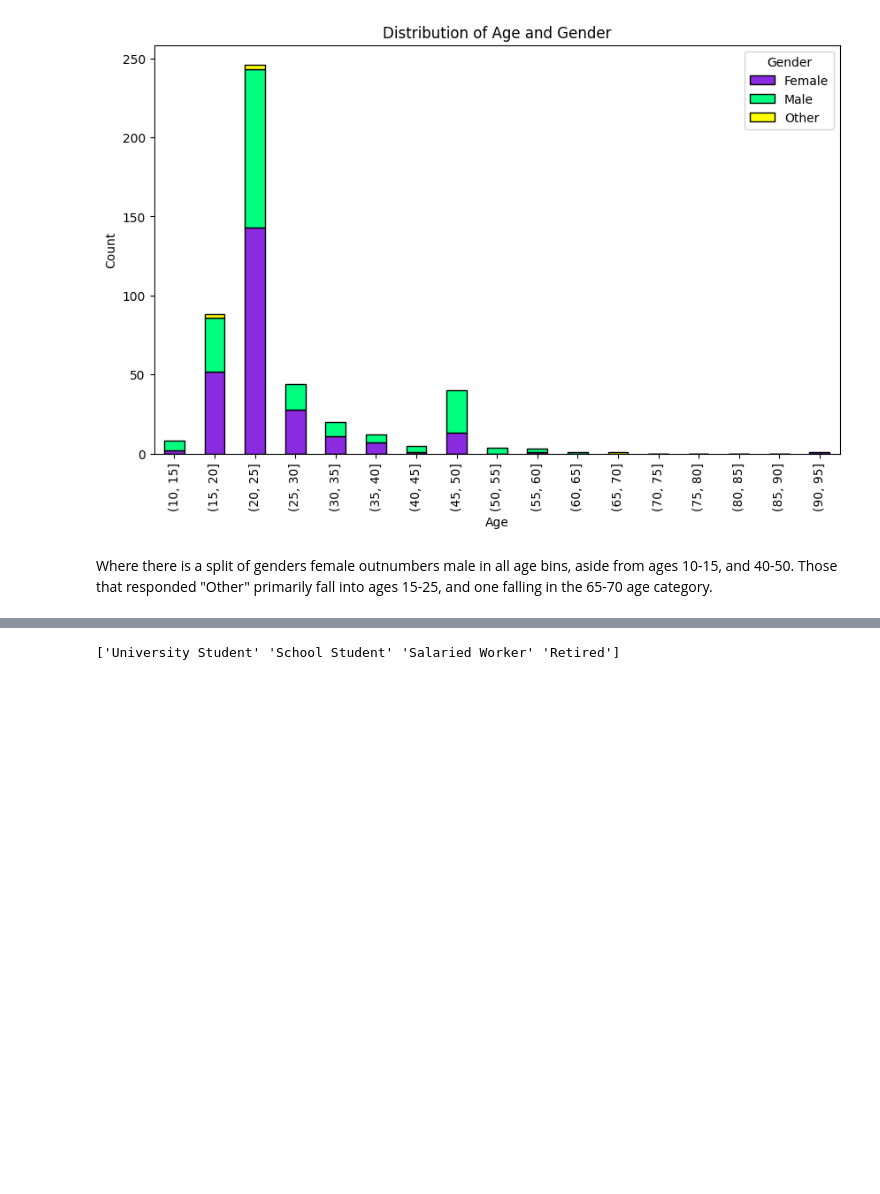
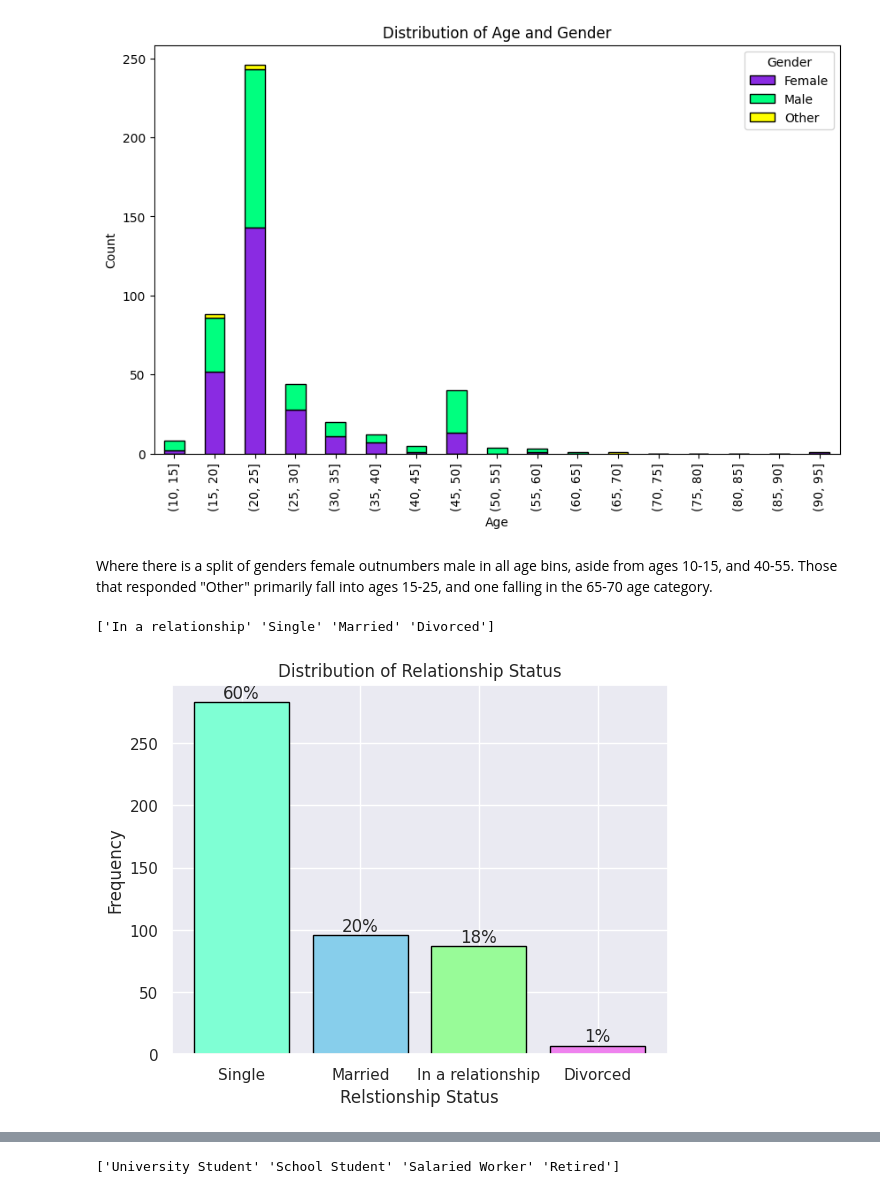
Before and after one commit to ookadeet/SocialMedia-MentalHealth, a Jupyter notebook: smmh.ipynb, the cells around one changed output, grey strips where cells are left out. Saved outputs shown, nothing was run; the diff lists cells and outputs as text; code cells hidden in the pictures; blank space fills up the shorter version.

```diff
--- a/smmh.ipynb
+++ b/smmh.ipynb
@@ -301,5 +300,7 @@ df["ADHD Total"] = df.ADHD1 + df.ADHD2 + df.ADHD3 + df.ADHD4
 df["Anxiety Total"] = df.Anx1 + df.Anx2
 #Depression total
 df["Depression Total"] = df.Dep1 + df.Dep2 + df.Dep3
+#Self Esteem total
+df["SE Total"] = df.SE1 + df.SE2 + df.SE3
 # %% [markdown]
 # Exploratory Data Analysis
@@ -399,4 +400,35 @@ plt.show()
 # %% [output]
 [figure]
 # %% [markdown]
-Where there is a split of genders female outnumbers male in all age bins, aside from ages 10-15, and 40-50. Those that responded "Other" primarily fall into ages 15-25, and one falling in the 65-70 age category.
+Where there is a split of genders female outnumbers male in all age bins, aside from ages 10-15, and 40-55. Those that responded "Other" primarily fall into ages 15-25, and one falling in the 65-70 age category.
+# %%
+#Explore relationship status
+print(df['Relationship Status'].unique())
+# %% [output]
+['In a relationship' 'Single' 'Married' 'Divorced']
+# %%
+#Plot occupation histogram
+# Map colors to the relationship status
+colour_map = {
+    'In a relationship': 'palegreen',
+    'Single': 'aquamarine',
+    'Married': 'skyblue',
+    'Divorced' : 'violet'
+}
+
+categories = df['Relationship Status'].value_counts().index
+counts = df['Relationship Status'].value_counts().values
+
+total_points = counts.sum()
+
+plt.xlabel('Relstionship Status')
+plt.ylabel('Frequency')
+plt.title('Distribution of Relationship Status')
+bars = plt.bar(categories, counts, color=[colour_map.get(c) for c in categories], edgecolor='black')
+for bar in bars:
+    height = bar.get_height()
+    percentage = (height / total_points) * 100
+    plt.text(bar.get_x() + bar.get_width() / 2, height, f'{percentage:.0f}%', ha='center', va='bottom')
+plt.show()
+# %% [output]
+[figure, added]
```
Also changed, not shown: parts of 20 cells of this notebook.
